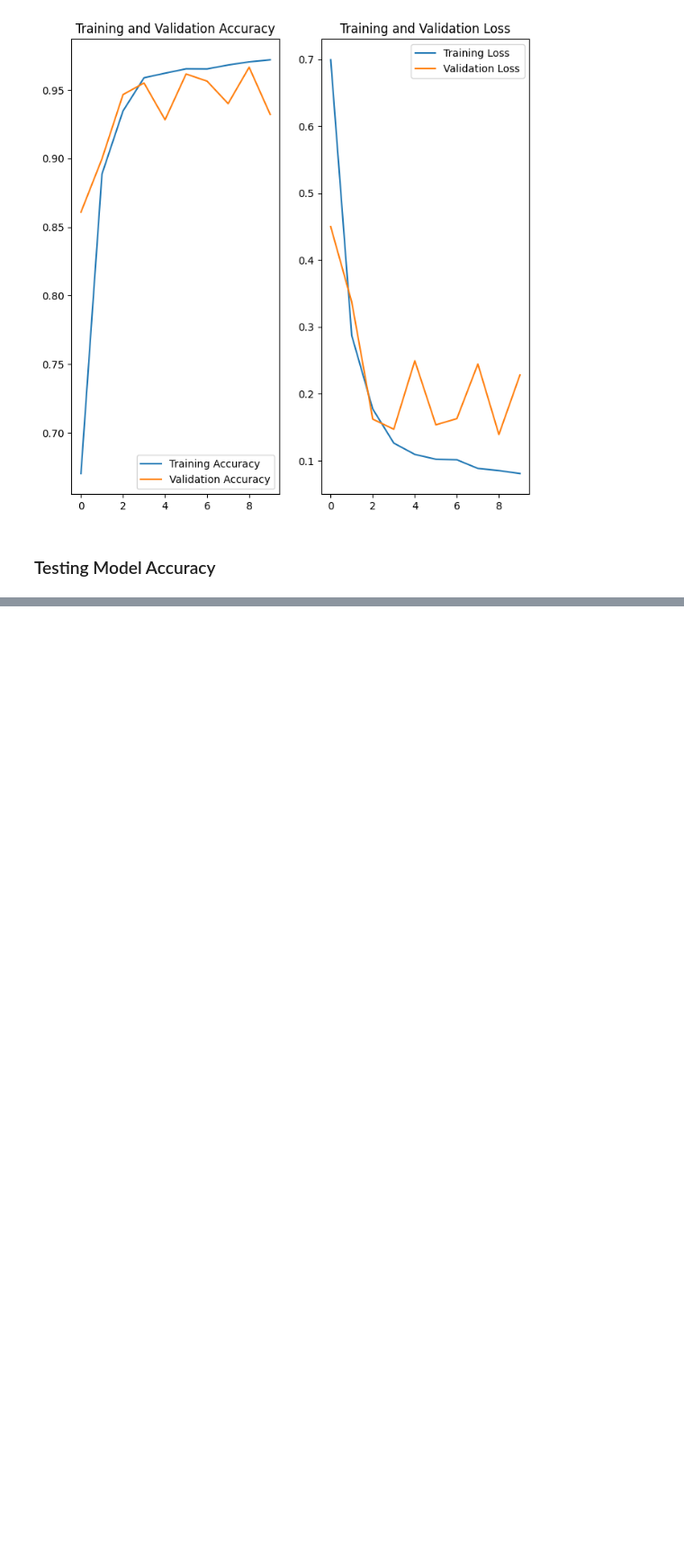
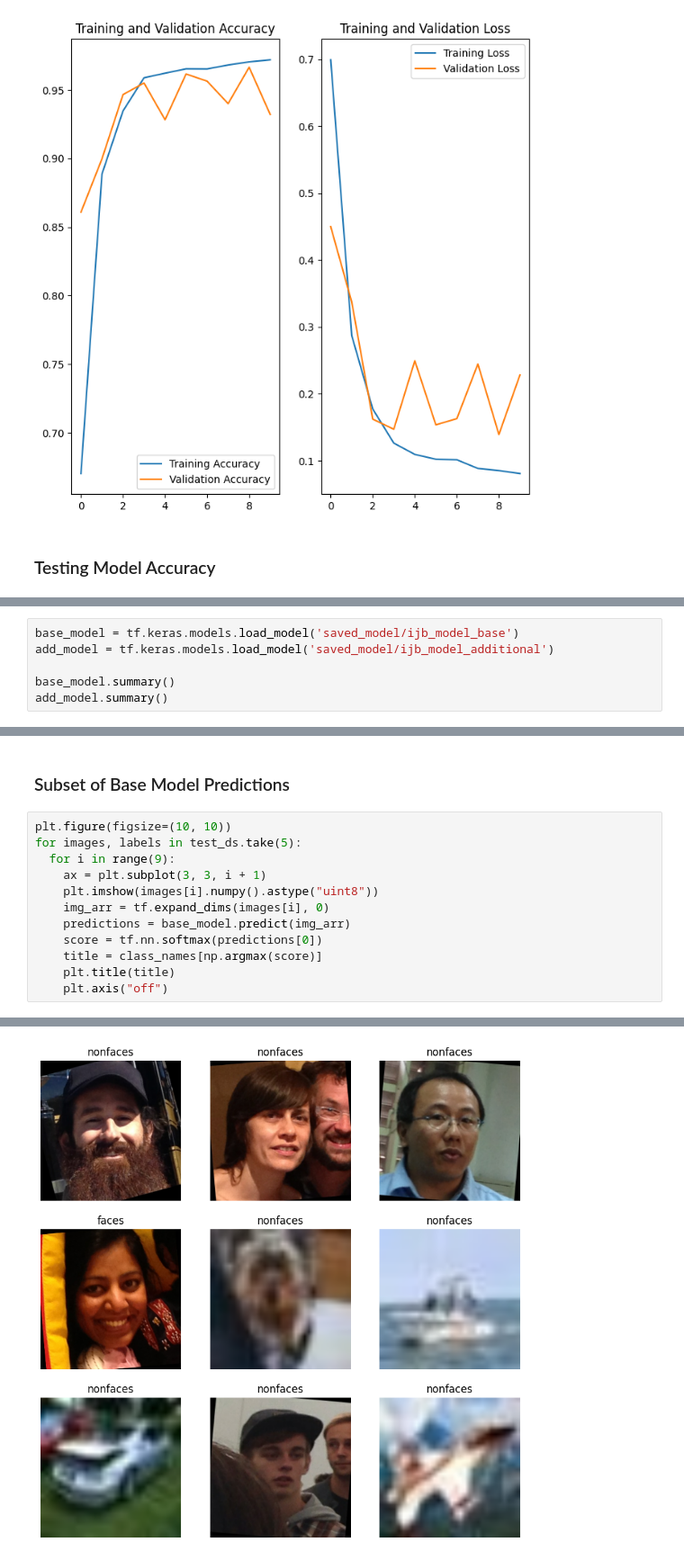
Before and after one commit to JoonLuther/FaceDetection, a Jupyter notebook: CNN_ijb.ipynb, the cells around one changed output, grey strips where cells are left out. Shown at 90% size. Saved outputs shown, nothing was run; the diff lists cells and outputs as text; blank space fills up the shorter version.

```diff
--- a/CNN_ijb.ipynb
+++ b/CNN_ijb.ipynb
@@ -368,0 +330,6 @@ This image most likely belongs to nonfaces with a 100.00 percent confidence.
+# %%
+base_model = tf.keras.models.load_model('saved_model/ijb_model_base')
+add_model = tf.keras.models.load_model('saved_model/ijb_model_additional')
+
+base_model.summary()
+add_model.summary()
@@ -368,0 +369,15 @@ This image most likely belongs to nonfaces with a 100.00 percent confidence.
+# %% [markdown]
+### Subset of Base Model Predictions
+# %%
+plt.figure(figsize=(10, 10))
+for images, labels in test_ds.take(5):
+  for i in range(9):
+    ax = plt.subplot(3, 3, i + 1)
+    plt.imshow(images[i].numpy().astype("uint8"))
+    img_arr = tf.expand_dims(images[i], 0)
+    predictions = base_model.predict(img_arr)
+    score = tf.nn.softmax(predictions[0])
+    title = class_names[np.argmax(score)]
+    plt.title(title)
+    plt.axis("off")
+# %% [output]
@@ -368,0 +401 @@ This image most likely belongs to nonfaces with a 100.00 percent confidence.
+[figure, added]
```
Also changed, not shown: parts of 15 cells of this notebook, 2 other files.
